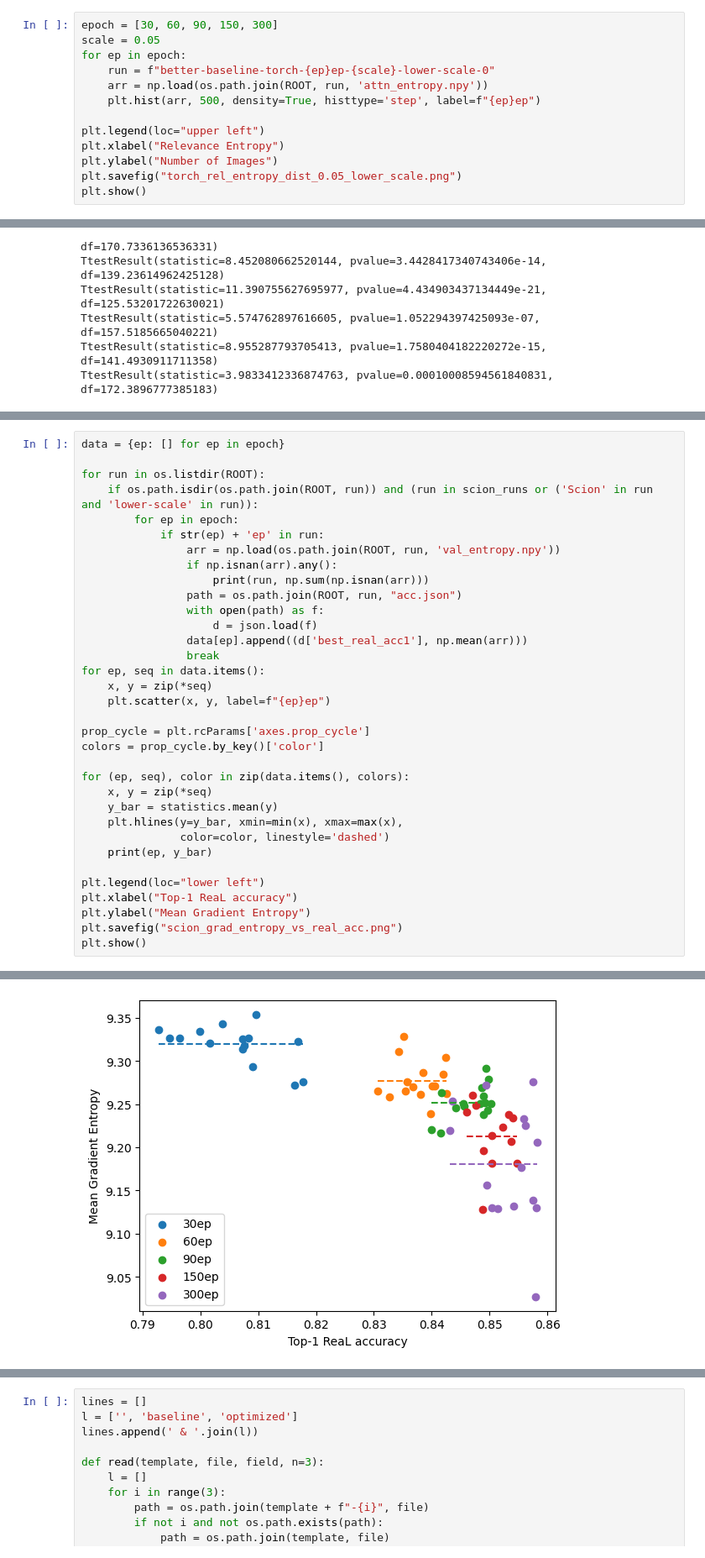
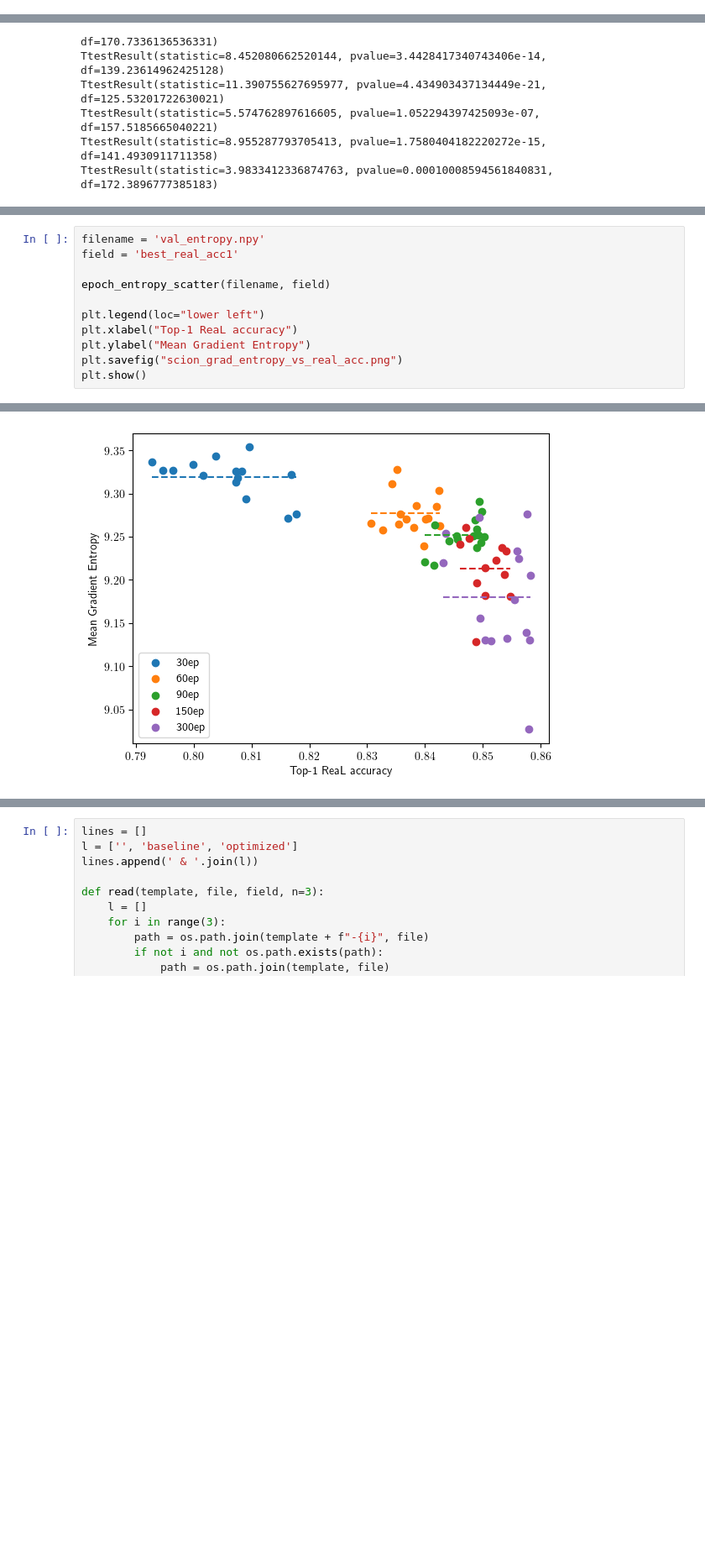
Before and after one commit to EIFY/mup-vit, a Jupyter notebook: notebooks/sweep_eval.ipynb, the cells around one changed output, grey strips where cells are left out. Shown at 84% size. Saved outputs shown, nothing was run; the diff lists cells and outputs as text; blank space fills up the shorter version.

Commit message:
saliency etc. analysis & plotting code & notebooks

```diff
--- a/notebooks/sweep_eval.ipynb
+++ b/notebooks/sweep_eval.ipynb
@@ -250,13 +238,0 @@ plt.show()
-# %%
-epoch = [30, 60, 90, 150, 300]
-scale = 0.05
-for ep in epoch:
-    run = f"better-baseline-torch-{ep}ep-{scale}-lower-scale-0"
-    arr = np.load(os.path.join(ROOT, run, 'attn_entropy.npy'))
-    plt.hist(arr, 500, density=True, histtype='step', label=f"{ep}ep")
-
-plt.legend(loc="upper left")
-plt.xlabel("Relevance Entropy")
-plt.ylabel("Number of Images")
-plt.savefig("torch_rel_entropy_dist_0.05_lower_scale.png")
-plt.show()
@@ -530,31 +362,8 @@ missing=310
 # %%
-data = {ep: [] for ep in epoch}
+filename = 'val_entropy.npy'
+field = 'best_real_acc1'
 
-for run in os.listdir(ROOT):
-    if os.path.isdir(os.path.join(ROOT, run)) and (run in scion_runs or ('Scion' in run and 'lower-scale' in run)):
-        for ep in epoch:
-            if str(ep) + 'ep' in run:
-                arr = np.load(os.path.join(ROOT, run, 'val_entropy.npy'))
-                if np.isnan(arr).any():
-                    print(run, np.sum(np.isnan(arr)))
-                path = os.path.join(ROOT, run, "acc.json")
-                with open(path) as f:
-                    d = json.load(f)
-                data[ep].append((d['best_real_acc1'], np.mean(arr)))
-                break
-for ep, seq in data.items():
-    x, y = zip(*seq)
-    plt.scatter(x, y, label=f"{ep}ep")
-
-prop_cycle = plt.rcParams['axes.prop_cycle']
-colors = prop_cycle.by_key()['color']
-
-for (ep, seq), color in zip(data.items(), colors):
-    x, y = zip(*seq)
-    y_bar = statistics.mean(y)
-    plt.hlines(y=y_bar, xmin=min(x), xmax=max(x),
-               color=color, linestyle='dashed')
-    print(ep, y_bar)
+epoch_entropy_scatter(filename, field)
 
 plt.legend(loc="lower left")
 plt.xlabel("Top-1 ReaL accuracy")
@@ -570,4 +390,4 @@ plt.show()
-[figure, old version]
+[figure, new version]
 # %%
 import itertools, os, json
 from scipy.stats import ttest_ind
```
Also changed, not shown: parts of 15 cells of this notebook, 15 other files.
